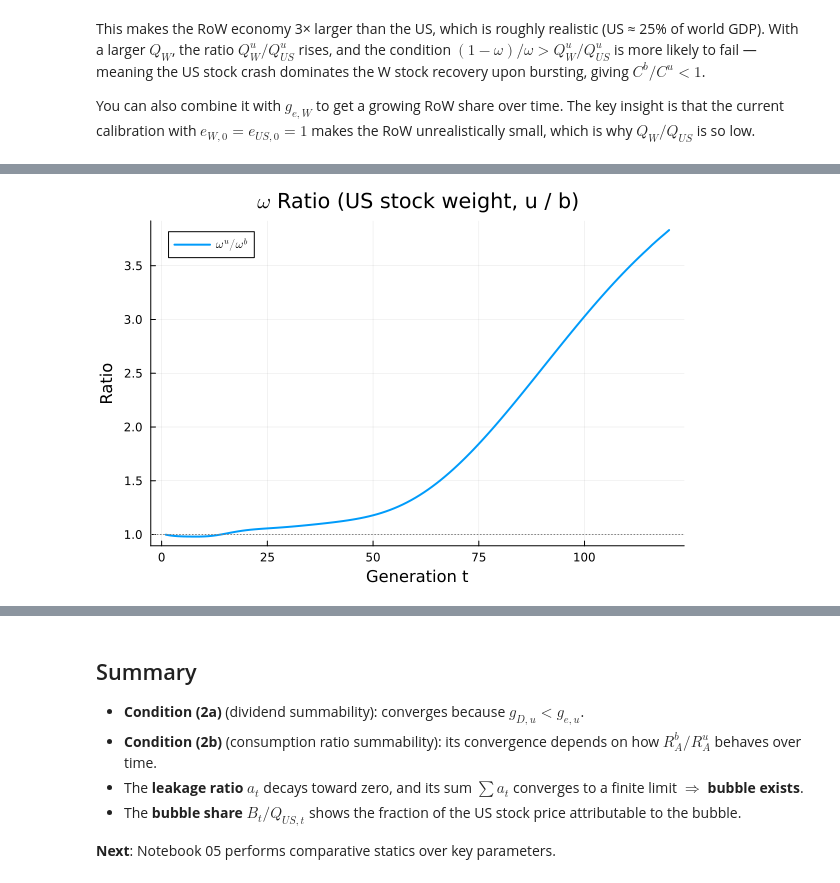
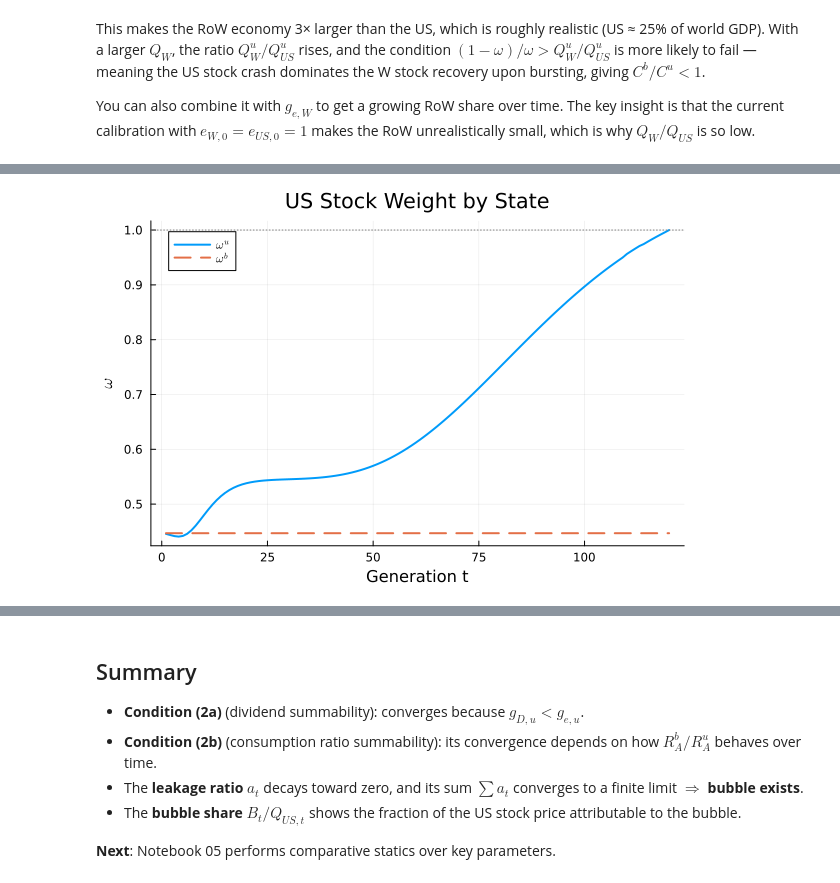
Before and after one commit to Cheng-Jipeng/Open_HKT, a Jupyter notebook: 04_bubble_diagnostics.ipynb, the cells around one changed output, grey strips where cells are left out. Saved outputs shown, nothing was run; the diff lists cells and outputs as text; code cells hidden in the pictures.

```diff
--- a/04_bubble_diagnostics.ipynb
+++ b/04_bubble_diagnostics.ipynb
@@ -501,20 +513,24 @@ plot(sp1, sp2, layout=(1,2), size=(900, 400), margin=5Plots.mm)
 # %%
 # ── Ratio of US to W Stock Prices in Each State ──
 ratio_u = Q_US_vec ./ Q_W_vec
 ratio_b = Q_US_b_vec ./ Q_W_b_vec
 
 rp = plot(tt, ratio_u, lw=2, label=L"Q_{US}^u / Q_W^u",
           xlabel="Generation t", ylabel="Ratio",
           title="US / W Stock Price Ratio by State")
 plot!(rp, tt, ratio_b, lw=2, ls=:dash, label=L"Q_{US}^b / Q_W^b")
 plot!(rp, size=(700, 400), margin=5Plots.mm)
 
-pw1 = plot(tt, ω_u_vec ./ ω_b_vec, lw=2, label=L"\omega^u / \omega^b",
-           xlabel="Generation t", ylabel="Ratio",
-           title=L"\omega"*" Ratio (US stock weight, u / b)")
+ω_u_vec = [u_path[t].ω for t in tt]
+ω_b_vec = [bs[t].ω_b   for t in tt]
+
+pw1 = plot(tt, ω_u_vec, lw=2, label=L"\omega^u",
+           xlabel="Generation t", ylabel=L"\omega",
+           title="US Stock Weight by State")
+plot!(pw1, tt, ω_b_vec, lw=2, ls=:dash, label=L"\omega^b")
 hline!(pw1, [1.0], ls=:dot, lc=:gray, label="")
 # %% [output]
-[figure, old version]
+[figure, new version]
 # %%
 # ── Old Consumption Component Ratios Across Two States ──
 # D_US^b = λ_D_t * D_US^u  (b-state dividend uses the ρ_D^t scaling)
```
Also changed, not shown: parts of 14 cells of this notebook, 2 other files.
